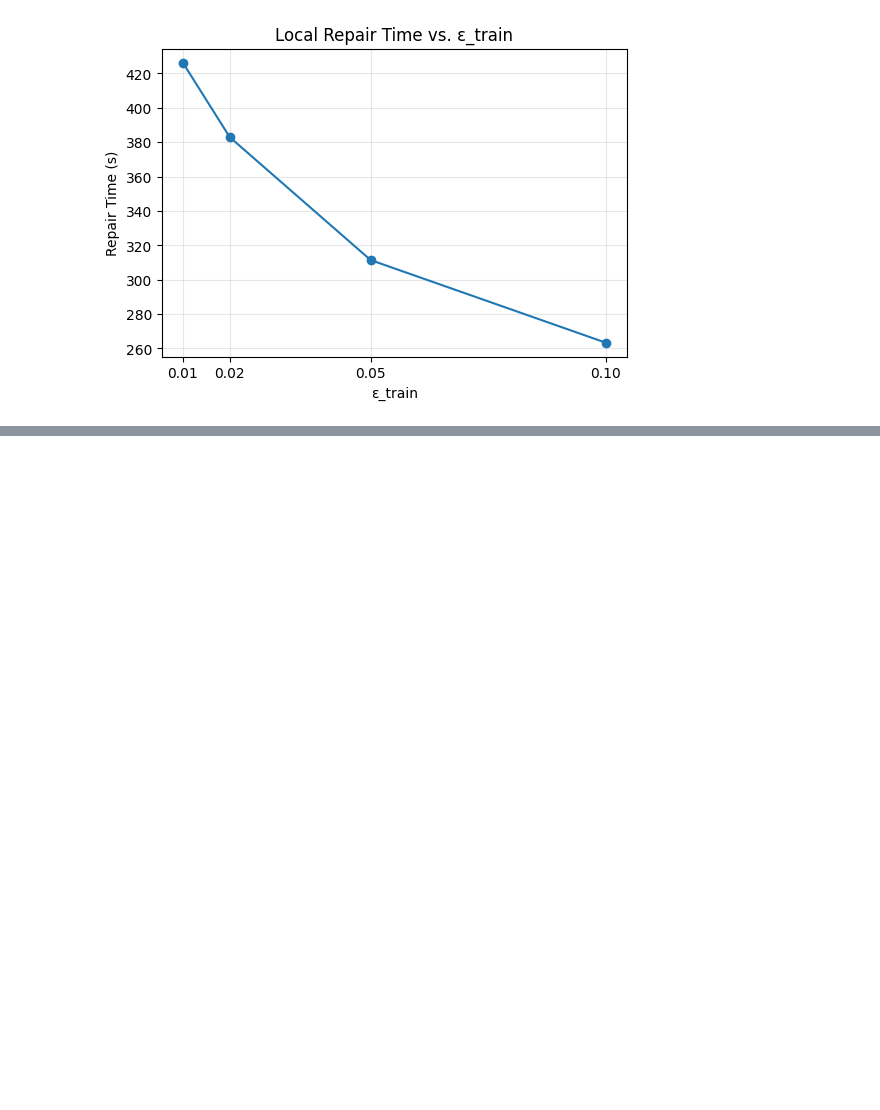
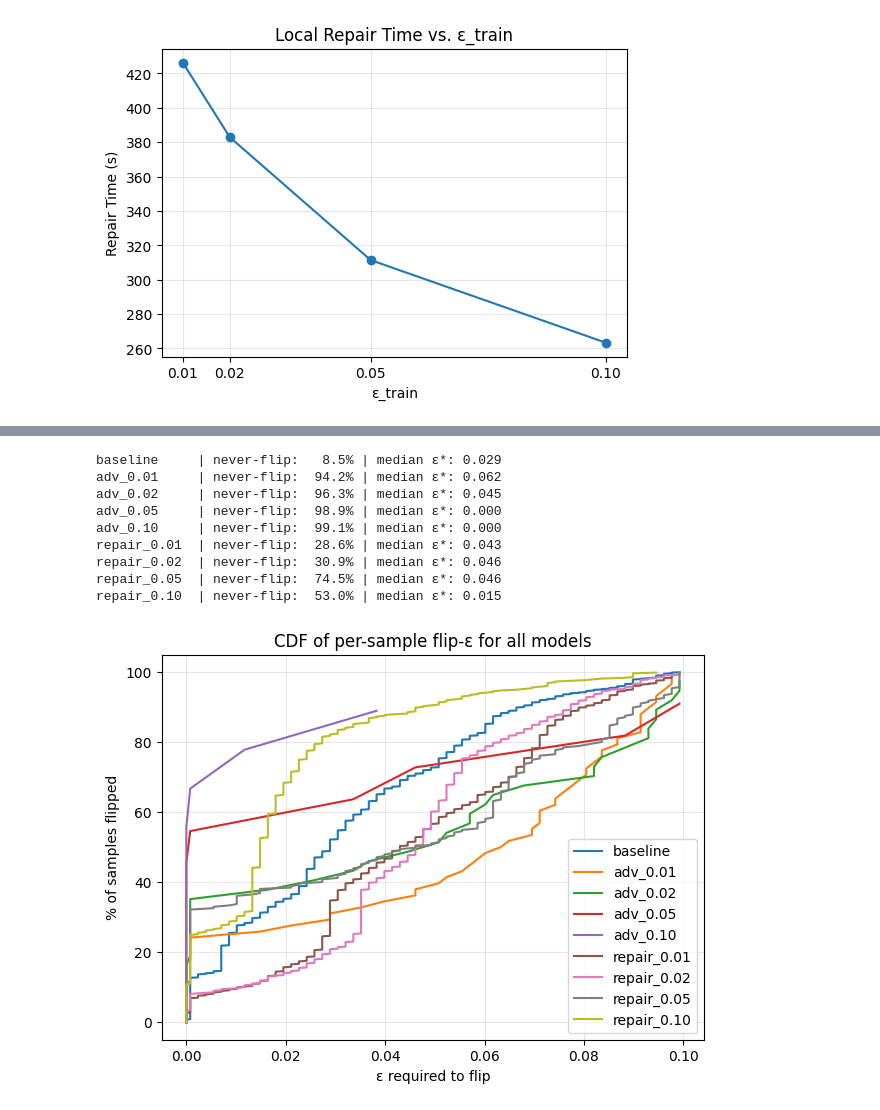
Before and after one commit to KeysGui-i/189G_final, a Jupyter notebook: NIDS.ipynb, the cells around one changed output, grey strips where cells are left out. Drawn from its saved outputs; the diff is of its cells as text; code cells hidden in the pictures; blank space fills up the shorter version.

```diff
--- a/NIDS.ipynb
+++ b/NIDS.ipynb
@@ -1243,0 +1243,73 @@ Out of 1000 samples:
+# %%
+# -----------------------------------------------------------
+# 0.  Collect every model you want to test
+# -----------------------------------------------------------
+models_to_eval = {
+    "baseline": model,                         # original clean net
+    **{f"adv_{k:.02f}": v for k, v in adv_trained_models.items()},
+    **{f"repair_{k:.02f}": v for k, v in local_repair_models.items()},
+}
+
+# -----------------------------------------------------------
+# 1.  Use the same test subset for fair comparison
+# -----------------------------------------------------------
+N_subset = 1000
+rng      = np.random.default_rng(seed=42)
+idxs     = rng.choice(len(X_test), size=N_subset, replace=False)
+
+x_sub = X_test[idxs]
+y_sub = y_test_cat[idxs]
+
+# -----------------------------------------------------------
+# 2.  Binary-search flip-ε for every model
+# -----------------------------------------------------------
+all_flips = {}
+for name, net in models_to_eval.items():
+    flips = np.zeros(N_subset, dtype=np.float32)
+    for i in range(N_subset):
+        flips[i] = find_flip_eps_binary(
+            net,
+            x_sub[i:i+1],
+            y_sub[i:i+1],
+            eps_low=0.00, eps_high=0.10, tol=0.0025
+        )
+    all_flips[name] = flips
+    valid = flips[~np.isnan(flips)]
+    print(f"{name:12s} | never-flip: {np.mean(np.isnan(flips))*100:5.1f}%"
+          f" | median ε*: {np.median(valid):.3f}")
+
+# -----------------------------------------------------------
+# 3.  DataFrame for downstream use
+# -----------------------------------------------------------
+import pandas as pd
+flip_df = pd.DataFrame(all_flips)   # rows = samples, cols = models
+flip_df.to_csv("flip_eps_per_sample.csv", index=False)   # optional
+
+# -----------------------------------------------------------
+# 4.  Overlay CDFs (robustness curves)
+# -----------------------------------------------------------
+import matplotlib.pyplot as plt
+plt.figure(figsize=(7,5))
+
+for name, arr in all_flips.items():
+    valid = np.sort(arr[~np.isnan(arr)])
+    cdf   = np.arange(len(valid)) / len(valid) * 100
+    plt.plot(valid, cdf, label=name)
+
+plt.title("CDF of per-sample flip-ε for all models")
+plt.xlabel("ε required to flip")
+plt.ylabel("% of samples flipped")
+plt.legend()
+plt.grid(alpha=0.3)
+plt.show()
+# %% [output]
+baseline     | never-flip:   8.5% | median ε*: 0.029
+adv_0.01     | never-flip:  94.2% | median ε*: 0.062
+adv_0.02     | never-flip:  96.3% | median ε*: 0.045
+adv_0.05     | never-flip:  98.9% | median ε*: 0.000
+adv_0.10     | never-flip:  99.1% | median ε*: 0.000
+repair_0.01  | never-flip:  28.6% | median ε*: 0.043
+repair_0.02  | never-flip:  30.9% | median ε*: 0.046
+repair_0.05  | never-flip:  74.5% | median ε*: 0.046
+repair_0.10  | never-flip:  53.0% | median ε*: 0.015
+[figure, added]
```
Also changed, not shown: parts of 16 cells of this notebook.
